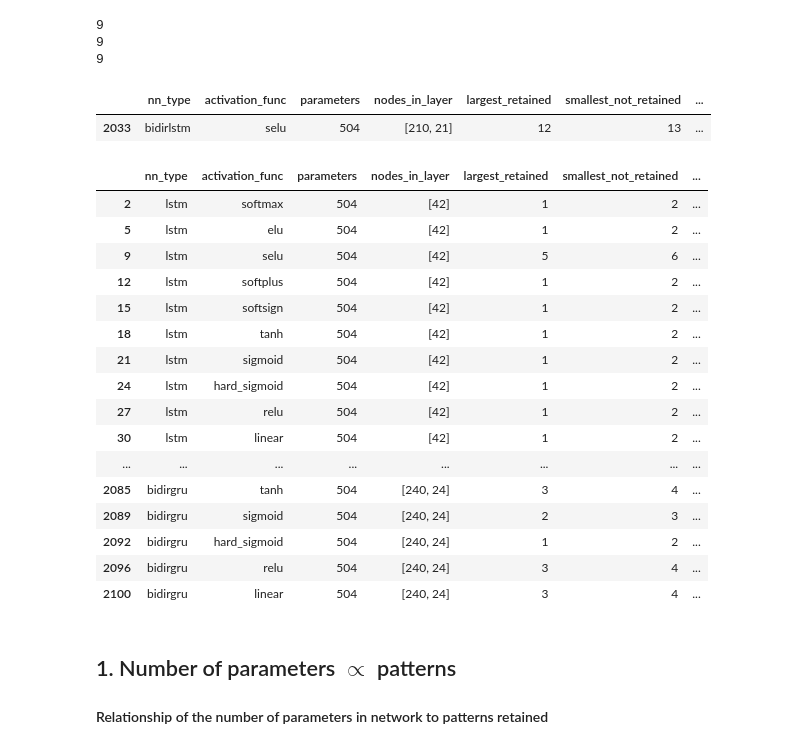
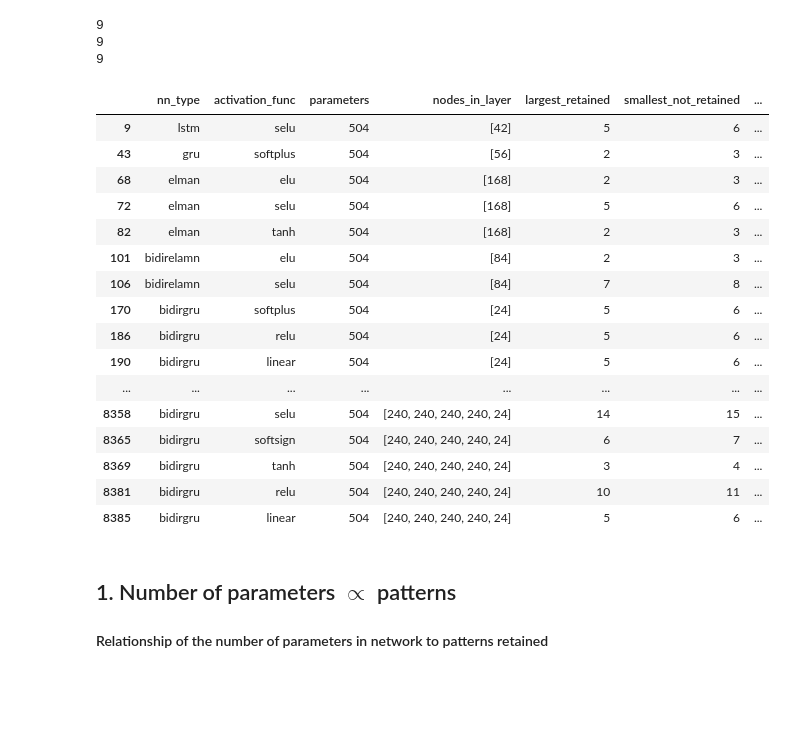
Before and after one commit to thesneakysneak/memory_capacity_retention_rnns, a Jupyter notebook: Notebooks/ExperimentV2/ExperimentAnalysisNumPatternsV2.ipynb, the cells around one changed output. Saved outputs shown, nothing was run; the diff lists cells and outputs as text; code cells hidden in the pictures; blank space fills up the shorter version.

```diff
--- a/Notebooks/ExperimentV2/ExperimentAnalysisNumPatternsV2.ipynb
+++ b/Notebooks/ExperimentV2/ExperimentAnalysisNumPatternsV2.ipynb
@@ -61,37 +63,32 @@ def determine_model_parameters(row):
         return sum(nodes_in_layers) *9
     return sum(nodes_in_layers) * 3
 # %%
-df = pd.read_csv("/home/danielp/Documents/Masters/Code/memory_capacity_retention_rnns/danny_masters/100_0_False_num_patterns.log", delimiter=";")
+df = pd.read_csv("/home/danielp/Documents/Masters/Code/memory_capacity_retention_rnns/danny_masters/from_server/100_0_False_num_patterns.log", delimiter=";")
 df["nn_type"] = df["nn_type"].apply(lambda x: x.replace("INFO:root:", ""))
 df["diff_small_large"] = df["smallest_not_retained"] - df["largest_retained"]
 df["model_params"] = df.apply(lambda row: determine_model_parameters(row), axis=1)
 df["nodes_in_layer"] = df["nodes_in_layer"].apply(eval)
 df = df[df["diff_small_large"]  == 1]
-# %%
-df[(df["nn_type"] == "bidirlstm") & (df[(df["nn_type"] == "bidirlstm")]["largest_retained"] == df[(df["nn_type"] == "bidirlstm")]["largest_retained"].max())]
-# %% [output]
-|  | nn_type | activation_func | parameters | nodes_in_layer | largest_retained | smallest_not_retained | ... |
-| 2033 | bidirlstm | selu | 504 | [210, 21] | 12 | 13 | ... |
 # %%
-df[(df["diff_small_large"]  == 1) & (df["parameters"]==504)]
+df[(df["parameters"]==504)]
 # %% [output]
 |  | nn_type | activation_func | parameters | nodes_in_layer | largest_retained | smallest_not_retained | ... |
-| 2 | lstm | softmax | 504 | [42] | 1 | 2 | ... |
-| 5 | lstm | elu | 504 | [42] | 1 | 2 | ... |
 | 9 | lstm | selu | 504 | [42] | 5 | 6 | ... |
-| 12 | lstm | softplus | 504 | [42] | 1 | 2 | ... |
-| 15 | lstm | softsign | 504 | [42] | 1 | 2 | ... |
-| 18 | lstm | tanh | 504 | [42] | 1 | 2 | ... |
-| 21 | lstm | sigmoid | 504 | [42] | 1 | 2 | ... |
-| 24 | lstm | hard_sigmoid | 504 | [42] | 1 | 2 | ... |
-| 27 | lstm | relu | 504 | [42] | 1 | 2 | ... |
-| 30 | lstm | linear | 504 | [42] | 1 | 2 | ... |
+| 43 | gru | softplus | 504 | [56] | 2 | 3 | ... |
+| 68 | elman | elu | 504 | [168] | 2 | 3 | ... |
+| 72 | elman | selu | 504 | [168] | 5 | 6 | ... |
+| 82 | elman | tanh | 504 | [168] | 2 | 3 | ... |
+| 101 | bidirelamn | elu | 504 | [84] | 2 | 3 | ... |
+| 106 | bidirelamn | selu | 504 | [84] | 7 | 8 | ... |
+| 170 | bidirgru | softplus | 504 | [24] | 5 | 6 | ... |
+| 186 | bidirgru | relu | 504 | [24] | 5 | 6 | ... |
+| 190 | bidirgru | linear | 504 | [24] | 5 | 6 | ... |
 | ... | ... | ... | ... | ... | ... | ... | ... |
-| 2085 | bidirgru | tanh | 504 | [240, 24] | 3 | 4 | ... |
-| 2089 | bidirgru | sigmoid | 504 | [240, 24] | 2 | 3 | ... |
-| 2092 | bidirgru | hard_sigmoid | 504 | [240, 24] | 1 | 2 | ... |
-| 2096 | bidirgru | relu | 504 | [240, 24] | 3 | 4 | ... |
-| 2100 | bidirgru | linear | 504 | [240, 24] | 3 | 4 | ... |
+| 8358 | bidirgru | selu | 504 | [240, 240, 240, 240, 24] | 14 | 15 | ... |
+| 8365 | bidirgru | softsign | 504 | [240, 240, 240, 240, 24] | 6 | 7 | ... |
+| 8369 | bidirgru | tanh | 504 | [240, 240, 240, 240, 24] | 3 | 4 | ... |
+| 8381 | bidirgru | relu | 504 | [240, 240, 240, 240, 24] | 10 | 11 | ... |
+| 8385 | bidirgru | linear | 504 | [240, 240, 240, 240, 24] | 5 | 6 | ... |
 # %% [markdown]
 ## 1. Number of parameters $\varpropto$ patterns
 #### Relationship of the number of parameters in network to patterns retained
```
Also changed, not shown: parts of 31 cells of this notebook, 49 other files.
